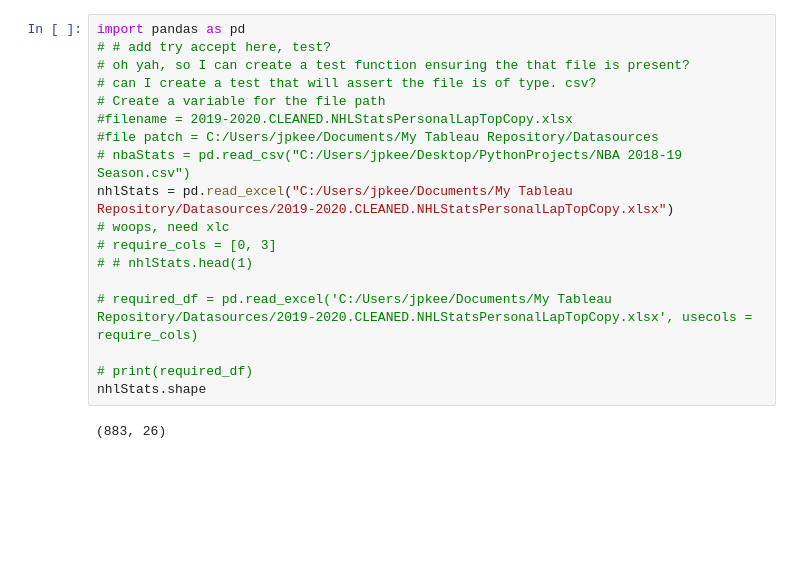
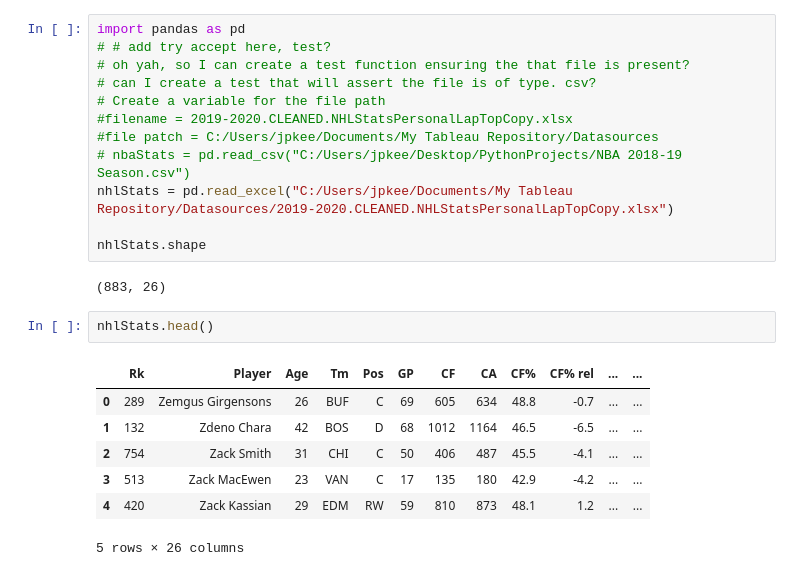
Before and after one commit to jpkeeton/Pandas, a Jupyter notebook: NHLFullRoster.ipynb, the cells around one changed output. Saved outputs shown, nothing was run; the diff lists cells and outputs as text; blank space fills up the shorter version.

```diff
--- a/NHLFullRoster.ipynb
+++ b/NHLFullRoster.ipynb
@@ -8,16 +8,20 @@ import pandas as pd
 #file patch = C:/Users/jpkee/Documents/My Tableau Repository/Datasources
 # nbaStats = pd.read_csv("C:/Users/jpkee/Desktop/PythonProjects/NBA 2018-19 Season.csv")
 nhlStats = pd.read_excel("C:/Users/jpkee/Documents/My Tableau Repository/Datasources/2019-2020.CLEANED.NHLStatsPersonalLapTopCopy.xlsx")
-# woops, need xlc
-# require_cols = [0, 3]
-# # nhlStats.head(1)
 
-# required_df = pd.read_excel('C:/Users/jpkee/Documents/My Tableau Repository/Datasources/2019-2020.CLEANED.NHLStatsPersonalLapTopCopy.xlsx', usecols = require_cols)
-
-# print(required_df)
 nhlStats.shape
 # %% [output]
 (883, 26)
+# %%
+nhlStats.head()
+# %% [output]
+|  | Rk | Player | Age | Tm | Pos | GP | CF | CA | CF% | CF% rel | ... | ... |
+| 0 | 289 | Zemgus Girgensons | 26 | BUF | C | 69 | 605 | 634 | 48.8 | -0.7 | ... | ... |
+| 1 | 132 | Zdeno Chara | 42 | BOS | D | 68 | 1012 | 1164 | 46.5 | -6.5 | ... | ... |
+| 2 | 754 | Zack Smith | 31 | CHI | C | 50 | 406 | 487 | 45.5 | -4.1 | ... | ... |
+| 3 | 513 | Zack MacEwen | 23 | VAN | C | 17 | 135 | 180 | 42.9 | -4.2 | ... | ... |
+| 4 | 420 | Zack Kassian | 29 | EDM | RW | 59 | 810 | 873 | 48.1 | 1.2 | ... | ... |
+5 rows × 26 columns
 # %%
 nhlStats.info()
 # %% [output]
```
Also changed, not shown: parts of 12 cells of this notebook, 1 other file.
